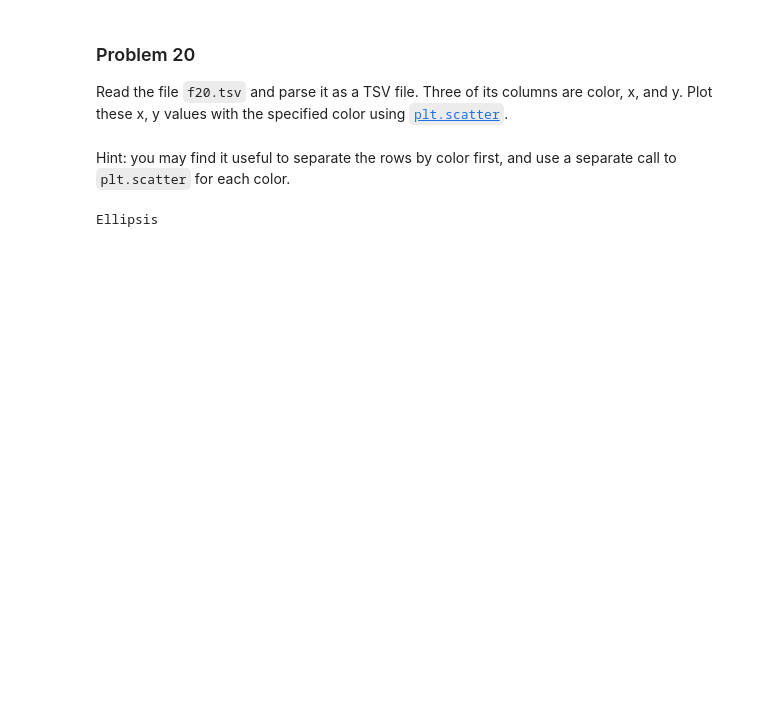
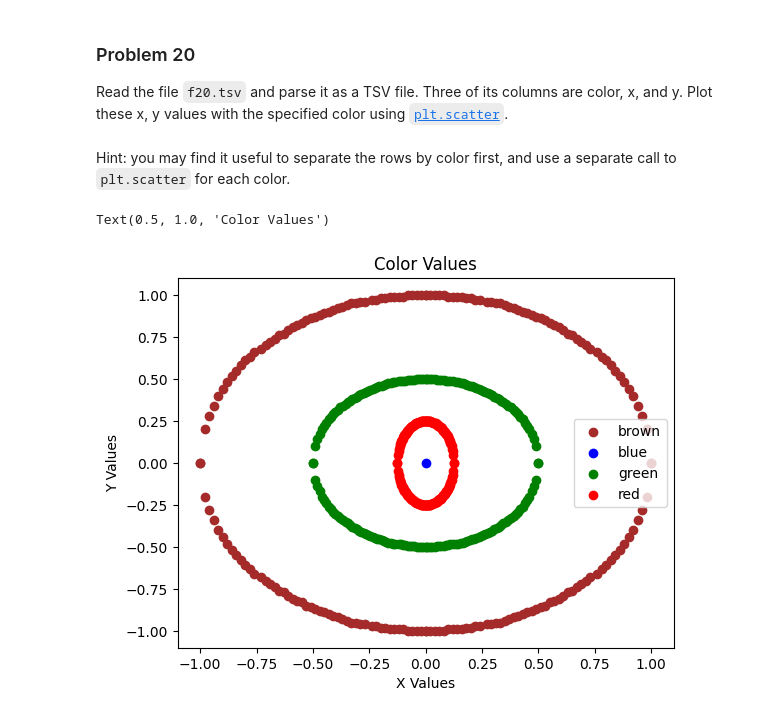
Before and after one commit to beckaa-l/dx602-homework-05, a Jupyter notebook: homework.ipynb, the cells around one changed output. Saved outputs shown, nothing was run; the diff lists cells and outputs as text; code cells hidden in the pictures; blank space fills up the shorter version.

Commit message:
finished first attempt at all problems

```diff
--- a/homework.ipynb
+++ b/homework.ipynb
@@ -704,9 +803,59 @@ Three of its columns are color, x, and y.
 Plot these x, y values with the specified color using [`plt.scatter`](https://matplotlib.org/stable/api/_as_gen/matplotlib.pyplot.scatter.html).
 # %% [markdown]
 Hint: you may find it useful to separate the rows by color first, and use a separate call to `plt.scatter` for each color.
-# %%
-# YOUR CHANGES HERE
-
-...
-# %% [output]
-Ellipsis
+# %%
+# YOUR CHANGES HERE
+# give the file a pythonic name
+filename = "f20.tsv"
+
+# open and define with csv reader, extract headers
+def p20(filename):
+    with open (filename) as fn20:
+        reader_20 = csv.reader(fn20, delimiter="\t")
+        header_20 = next(reader_20)
+
+        # empty list for rows
+        rows_20 = []
+
+        # for loop to put values in the rows list
+        for row in reader_20:
+            rows_20.append(row)
+
+        # empty lists for columns
+        color_20 = []
+        x_20 = []
+        y_20 = []
+
+        # for loop to put row values in the correct columns
+        # don't forget to make x and y floats!
+        for row in rows_20:
+            color_20.append(row[0])
+            x_20.append(float(row[1]))
+            y_20.append(float(row[2]))
+
+        return color_20, x_20, y_20
+
+# call the variables outside the function so we can access them in the plot
+color_20, x_20, y_20 = p20(filename)
+
+    # sort x,y vals by color by making a dictionary
+
+    # first make an empty dictionary
+color_dict = {}
+
+for i in range(len(color_20)):
+    c = color_20[i]
+    if c not in color_dict:
+        color_dict[c] = ([], [])
+    color_dict[c][0].append(x_20[i])
+    color_dict[c][1].append(y_20[i])
+
+for c in color_dict:
+    plt.scatter(color_dict[c][0], color_dict[c][1], color = c, label = c)
+plt.legend()
+plt.xlabel("X Values")
+plt.ylabel("Y Values")
+plt.title("Color Values")
+# %% [output]
+Text(0.5, 1.0, 'Color Values')
+[figure, added]
```
Also changed, not shown: parts of 7 cells of this notebook.
